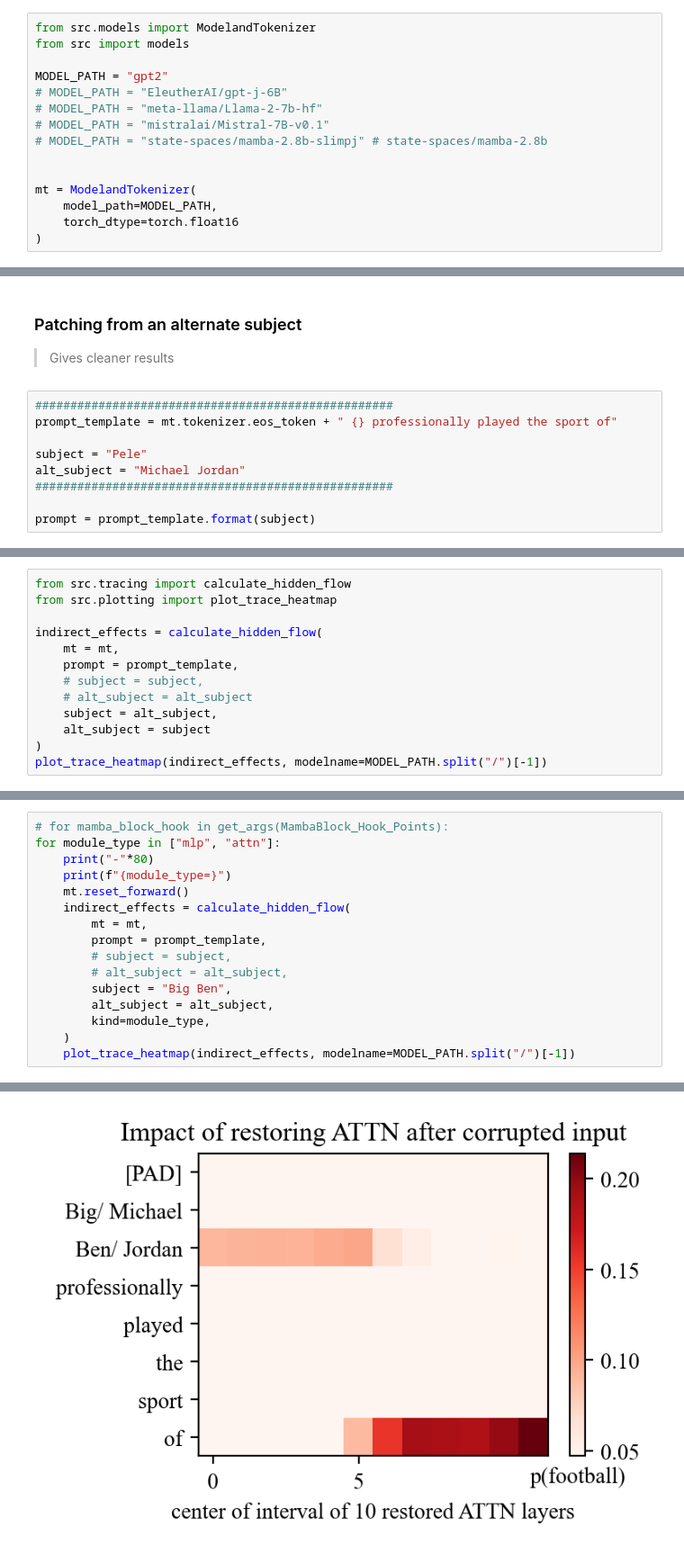
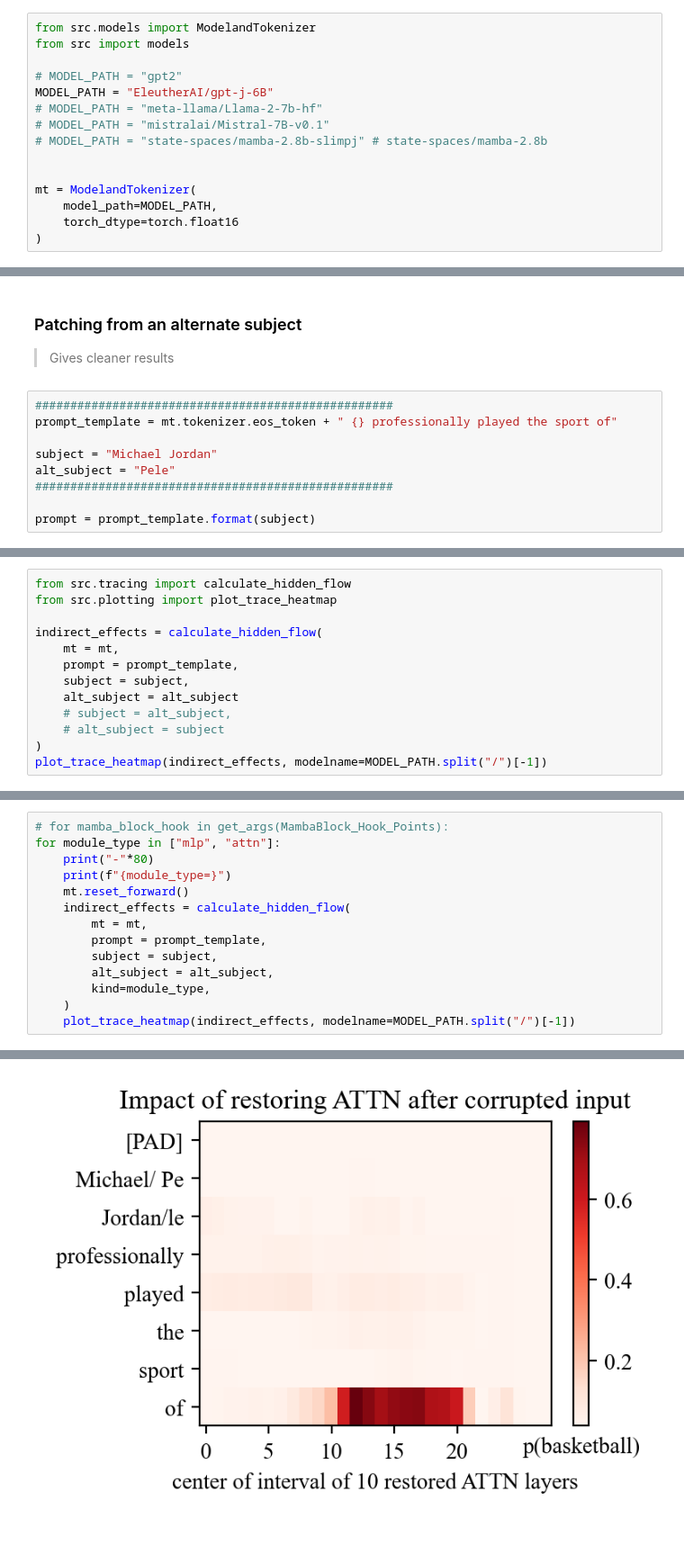
Before and after one commit to arnab-api/llmdistil, a Jupyter notebook: backend/demo.ipynb, the cells around one changed output, grey strips where cells are left out. Shown at 90% size. Saved outputs shown, nothing was run; the diff lists cells and outputs as text.

```diff
--- a/backend/demo.ipynb
+++ b/backend/demo.ipynb
@@ -13,8 +16,8 @@ torch.__version__, transformers.__version__, torch.version.cuda
 from src.models import ModelandTokenizer
 from src import models
 
-MODEL_PATH = "gpt2"
-# MODEL_PATH = "EleutherAI/gpt-j-6B"
+# MODEL_PATH = "gpt2"
+MODEL_PATH = "EleutherAI/gpt-j-6B"
 # MODEL_PATH = "meta-llama/Llama-2-7b-hf"
 # MODEL_PATH = "mistralai/Mistral-7B-v0.1"
 # MODEL_PATH = "state-spaces/mamba-2.8b-slimpj" # state-spaces/mamba-2.8b
@@ -158,8 +179,8 @@ module_type='attn'
 ###################################################
 prompt_template = mt.tokenizer.eos_token + " {} professionally played the sport of"
 
-subject = "Pele"
-alt_subject = "Michael Jordan"
+subject = "Michael Jordan"
+alt_subject = "Pele"
 ###################################################
 
 prompt = prompt_template.format(subject)
@@ -190,10 +211,10 @@ from src.plotting import plot_trace_heatmap
 indirect_effects = calculate_hidden_flow(
     mt = mt,
     prompt = prompt_template,
-    # subject = subject,
-    # alt_subject = alt_subject
-    subject = alt_subject,
-    alt_subject = subject
+    subject = subject,
+    alt_subject = alt_subject
+    # subject = alt_subject,
+    # alt_subject = subject
 )
 plot_trace_heatmap(indirect_effects, modelname=MODEL_PATH.split("/")[-1])
 # %% [output]
@@ -207,9 +243,7 @@ for module_type in ["mlp", "attn"]:
     indirect_effects = calculate_hidden_flow(
         mt = mt,
         prompt = prompt_template,
-        # subject = subject,
-        # alt_subject = alt_subject,
-        subject = "Big Ben",
+        subject = subject,
         alt_subject = alt_subject,
         kind=module_type,
     )
@@ -221,3 +255,3 @@ module_type='mlp'
 --------------------------------------------------------------------------------
 module_type='attn'
-[figure, old version]
+[figure, new version]
```
Also changed, not shown: parts of 10 cells of this notebook.
